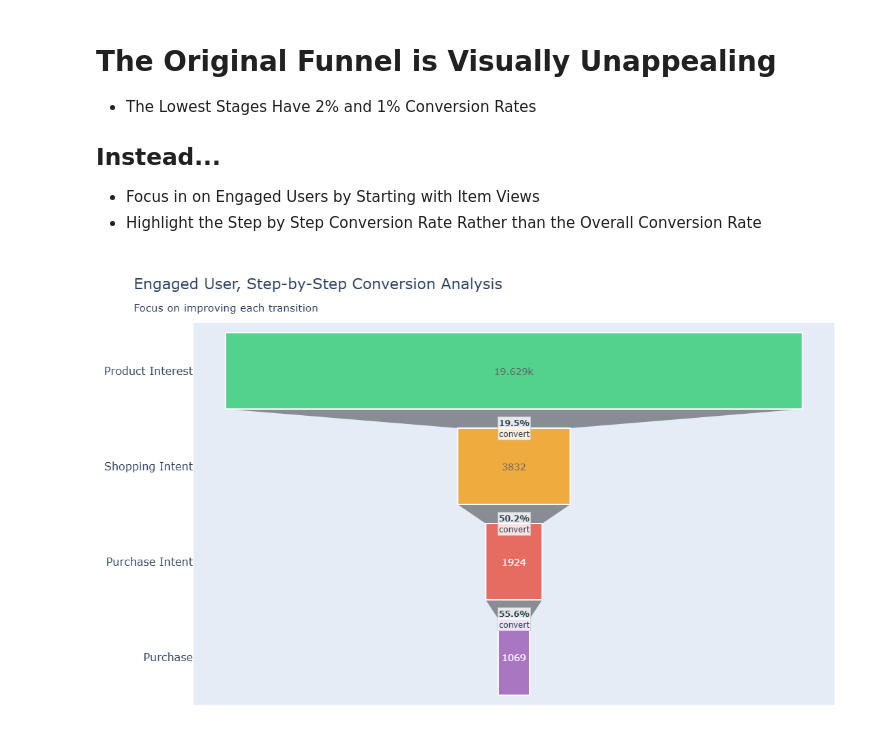
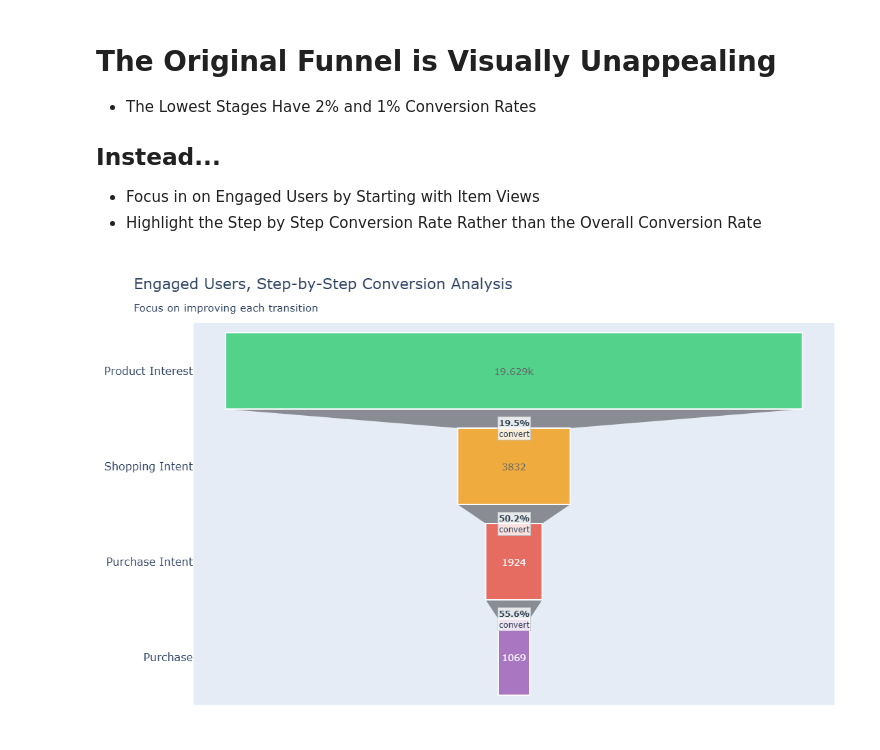
Before and after one commit to bpw1009/eComm_Funnel, a Jupyter notebook: eComm_Funnel.ipynb, the cells around one changed output. Saved outputs shown, nothing was run; the diff lists cells and outputs as text; code cells hidden in the pictures.

```diff
--- a/eComm_Funnel.ipynb
+++ b/eComm_Funnel.ipynb
@@ -250,32 +257,32 @@ fig.add_trace(go.Funnel(
     marker={
         "color": ["#2ecc71", "#f39c12", "#e74c3c", "#9b59b6"],
         "line": {"width": 2, "color": "white"}
     }
 ))
 
 # Add step conversion rate annotations
 for i, (stage, rate) in enumerate(zip(step_conversion_data['stage'][1:],
                                      step_conversion_data['step_rates'][1:])):
     fig.add_annotation(
         x=0,
         y=i+0.6,
         text=f"<b>{rate:.1f}%</b><br>convert",
         showarrow=False,
         font=dict(size=12, color="#2c3e50"),
         bgcolor="rgba(255,255,255,0.8)",
         bordercolor="#bdc3c7",
         borderwidth=1,
         xanchor="center"
     )
 
 fig.update_layout(
-    title="Engaged User, Step-by-Step Conversion Analysis<br><sub>Focus on improving each transition</sub>",
+    title="Engaged Users, Step-by-Step Conversion Analysis<br><sub>Focus on improving each transition</sub>",
     font_size=16,
     width=1000,
     height=700,
     margin=dict(l=20, r=20, t=100, b=40)
 )
 
 fig.show()
 # %% [output]
-[figure, old version]
+[figure, new version]
```
Also changed, not shown: parts of 2 cells of this notebook.
